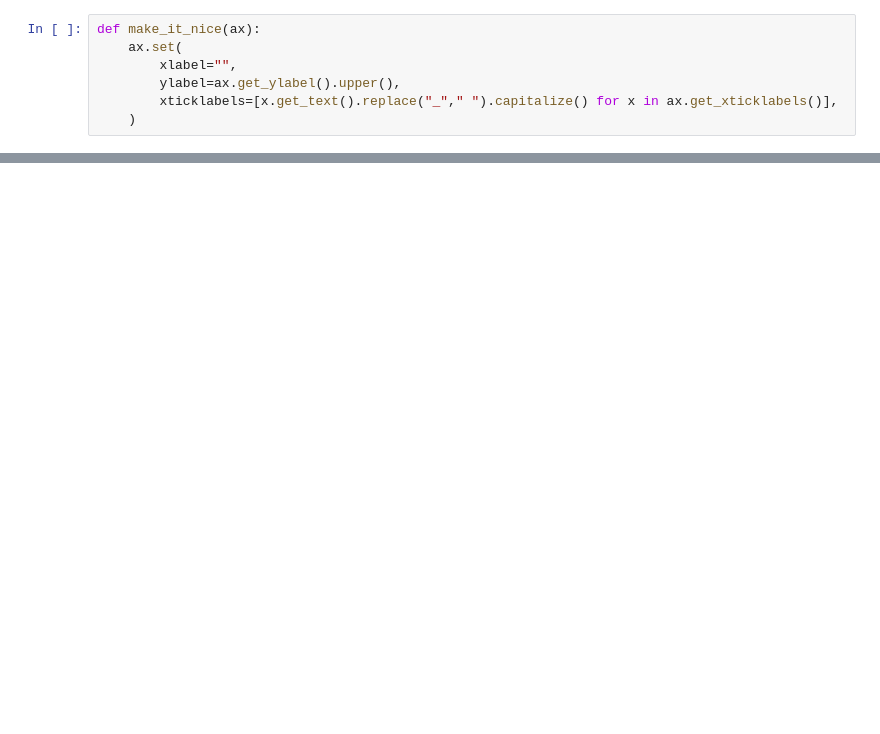
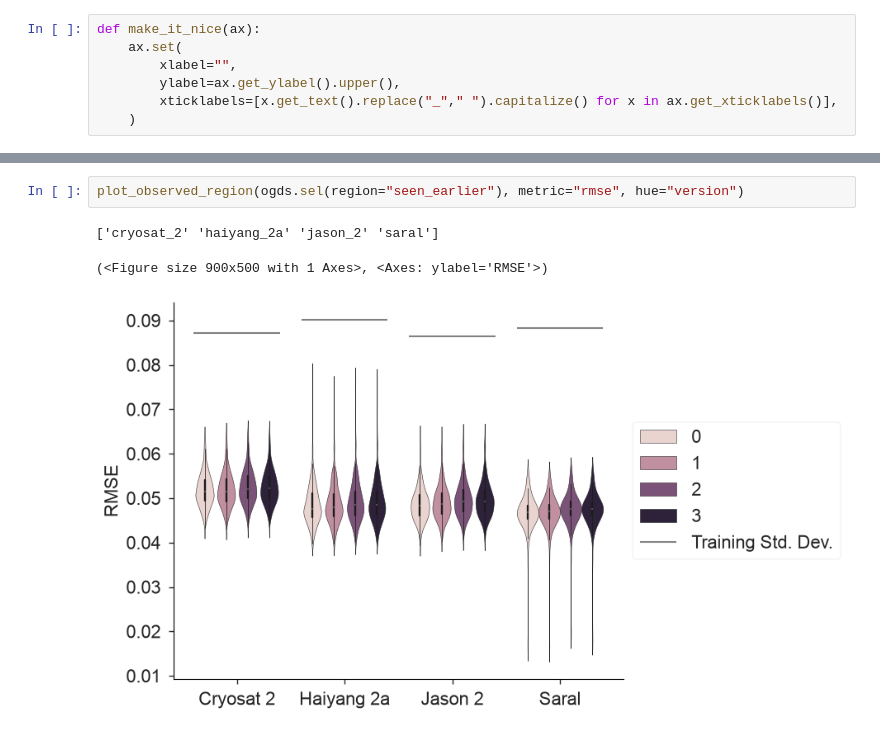
Before and after one commit to timothyas/nese, a Jupyter notebook: experimental/local-sla-16yr/plot_metrics.ipynb, the cells around one changed output, grey strips where cells are left out. Saved outputs shown, nothing was run; the diff lists cells and outputs as text; blank space fills up the shorter version.

```diff
--- a/experimental/local-sla-16yr/plot_metrics.ipynb
+++ b/experimental/local-sla-16yr/plot_metrics.ipynb
@@ -253,0 +261,6 @@ make_it_nice(ax)
+# %%
+plot_observed_region(ogds.sel(region="seen_earlier"), metric="rmse", hue="version")
+# %% [output]
+['cryosat_2' 'haiyang_2a' 'jason_2' 'saral']
+(<Figure size 900x500 with 1 Axes>, <Axes: ylabel='RMSE'>)
+[figure, added]
```
Also changed, not shown: parts of 15 cells of this notebook, 2 other files.
